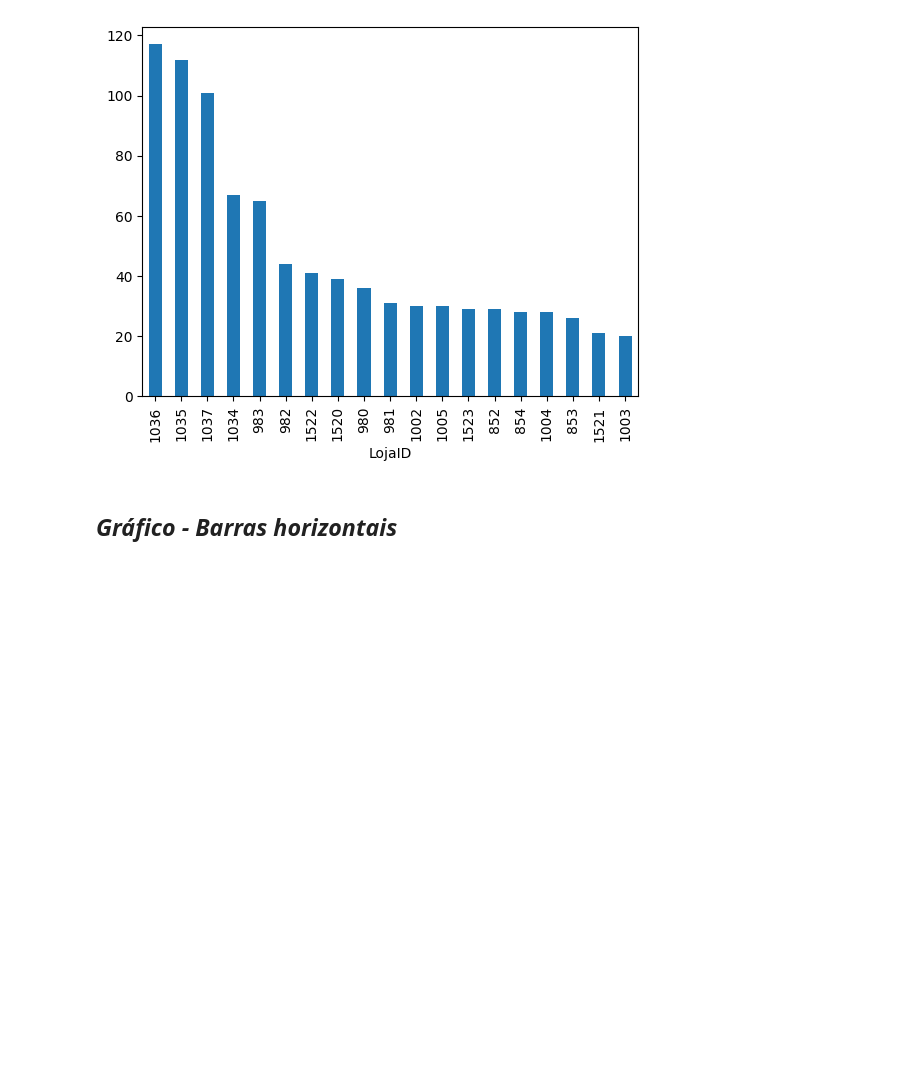
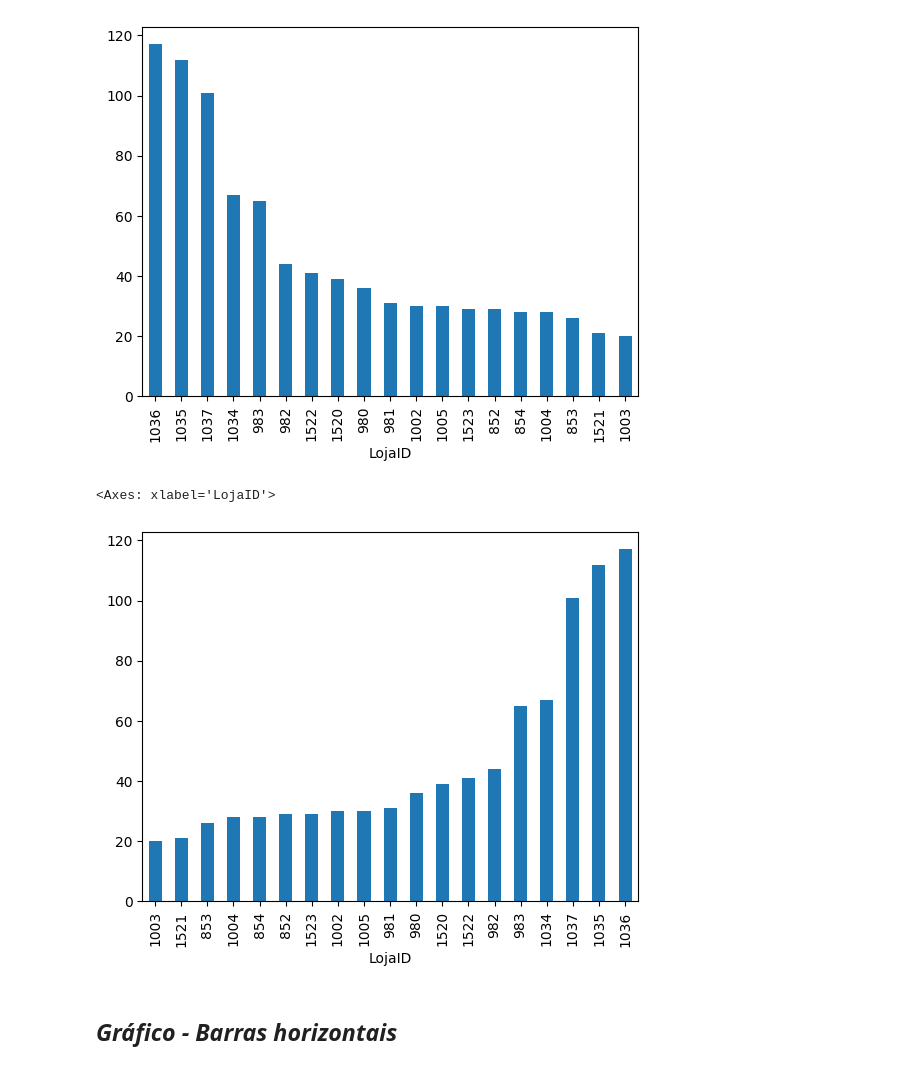
Before and after one commit to Felipe-Magalhaes-A-Carneiro/analise_de_dados-python_pandas, a Jupyter notebook: Notebooks/02-planilhas-excel.ipynb, the cells around one changed output. Saved outputs shown, nothing was run; the diff lists cells and outputs as text; code cells hidden in the pictures; blank space fills up the shorter version.

```diff
--- a/Notebooks/02-planilhas-excel.ipynb
+++ b/Notebooks/02-planilhas-excel.ipynb
@@ -540,6 +540,11 @@ df["LojaID"].value_counts(ascending= False).plot.bar()
 # %% [output]
 <Axes: xlabel='LojaID'>
 [figure]
+# %%
+df["LojaID"].value_counts(ascending= True).plot.bar() # Uma vez em True, ele começado do menor ao maior.
+# %% [output]
+<Axes: xlabel='LojaID'>
+[figure, added]
 # %% [markdown]
 ## ***Gráfico - Barras horizontais***
 # %%
```
Also changed, not shown: parts of 19 cells of this notebook, 1 other file.
